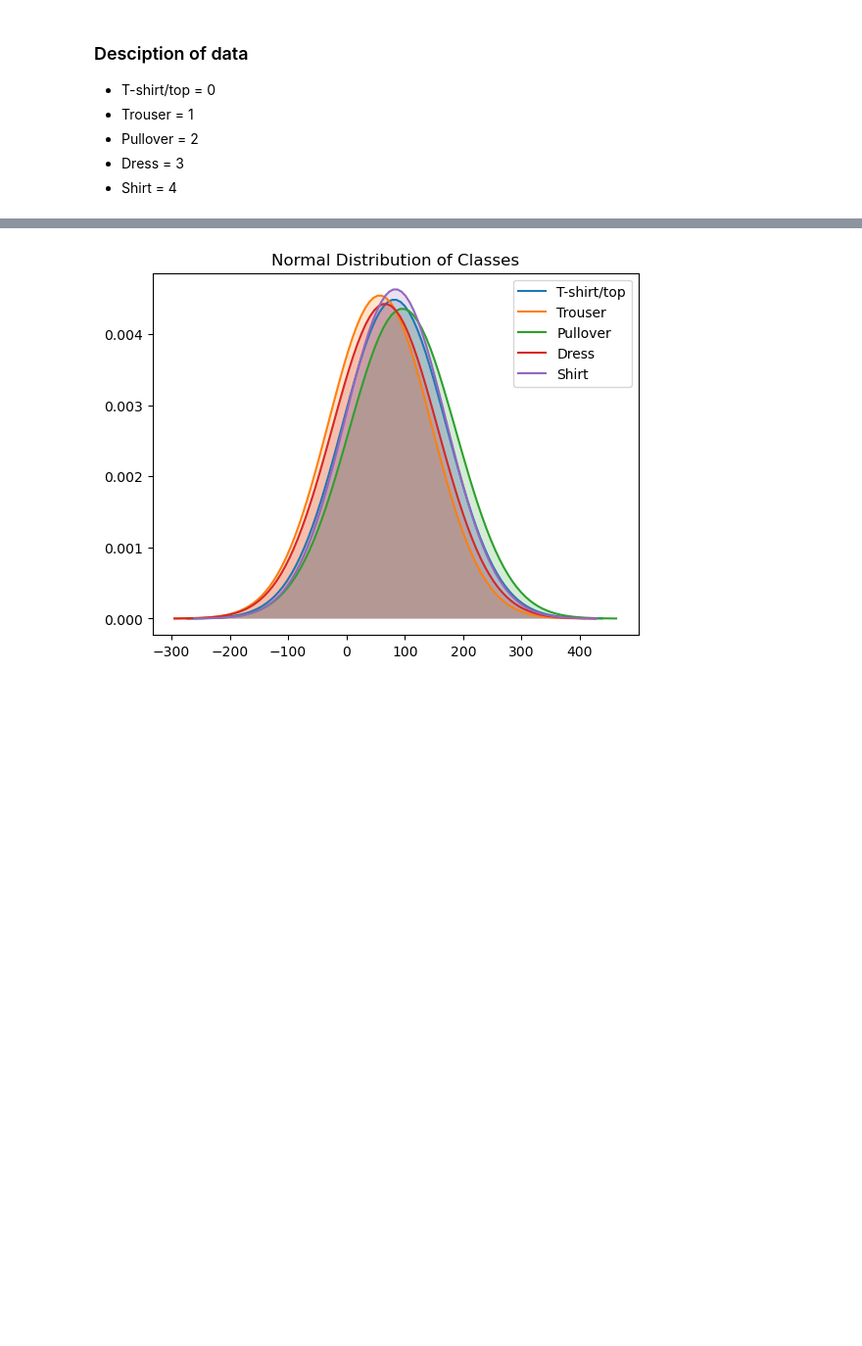
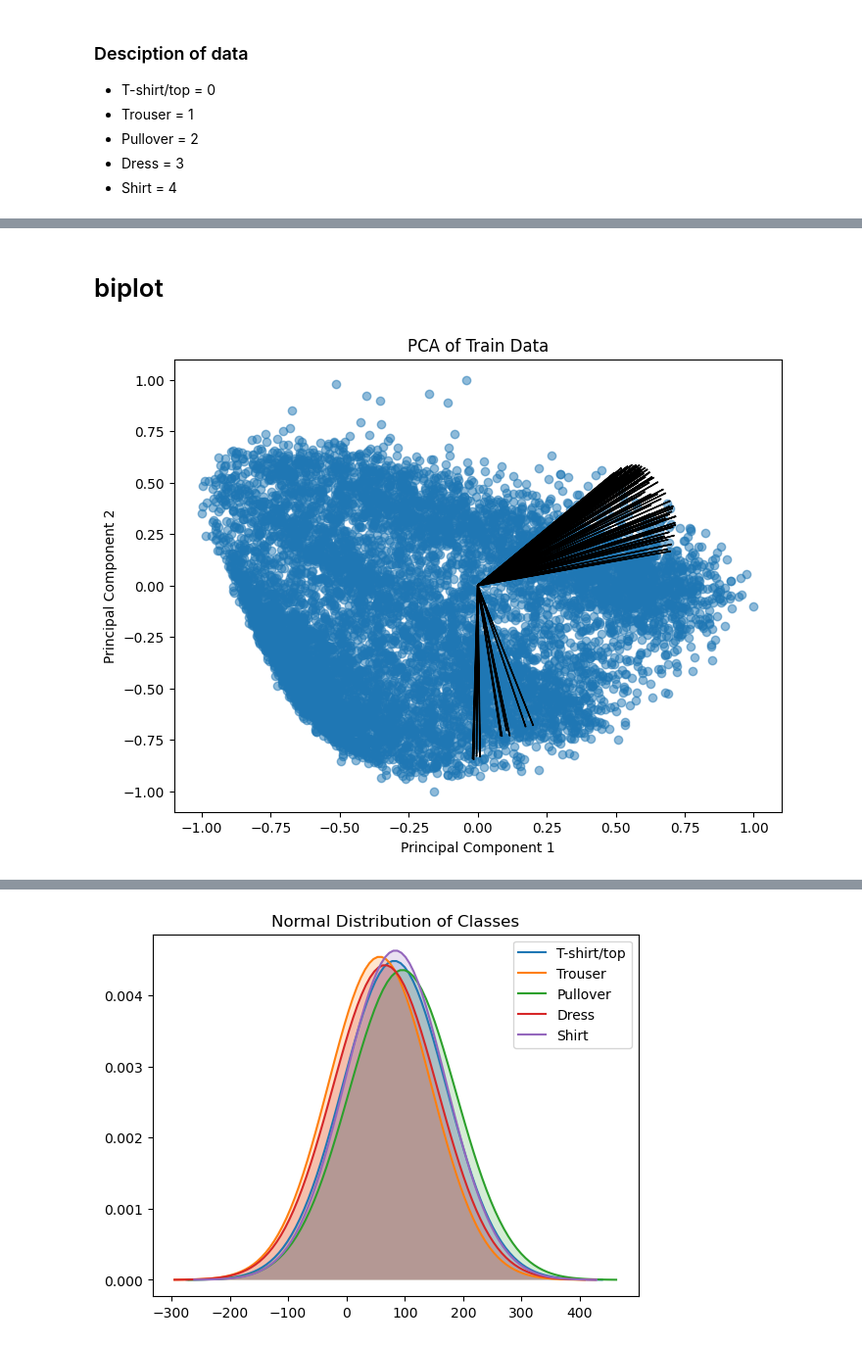
Before and after one commit to ikradnegyhusz/clothing_classifier, a Jupyter notebook: exploratory_data.ipynb, the cells around one changed output, grey strips where cells are left out. Shown at 98% size. Drawn from its saved outputs; the diff is of its cells as text; code cells hidden in the pictures; blank space fills up the shorter version.

```diff
--- a/exploratory_data.ipynb
+++ b/exploratory_data.ipynb
@@ -65,3 +104,40 @@ plt.show()
+# %% [markdown]
+# biplot
+# %%
+pca = PCA(n_components=2)
+pca.fit(train_witout_y)
+eigenvectors=pca.components_
+train_reduced=pca.transform(train_witout_y)
+
+min_vals = train_reduced.min(axis=0)  # Minimum values per column
+max_vals = train_reduced.max(axis=0)  # Maximum values per column
+
+train_reduced_normalized = 2 * (train_reduced - min_vals) / (max_vals - min_vals) - 1
+
+# Scatter plot
+scale=10
+plt.figure(figsize=(8, 6))
+plt.scatter(train_reduced_normalized[:, 0], train_reduced_normalized[:, 1], alpha=0.5)
+arrows=[]
+for i in range(len(eigenvectors[0])):
+    x=eigenvectors[0][i]*scale
+    y=eigenvectors[1][i]*scale
+    arrow=(x,y,np.sqrt(x**2+y**2))
+    arrows.append(arrow)
+
+selected_arrows = sorted(arrows, key=lambda x: x[-1])[::-1][:90]
+
+
+for arrow in selected_arrows:
+    plt.arrow(0,0,arrow[0],arrow[1])
+
+
+plt.xlabel('Principal Component 1')
+plt.ylabel('Principal Component 2')
+plt.title('PCA of Train Data')
+plt.show()
+# %% [output]
+[figure, added]
 # %%
 list_of_classes = [T_shirt_top, Trouser, Pullover, Dress, Shirt]
 name_of_classes = ['T-shirt/top', 'Trouser', 'Pullover', 'Dress', 'Shirt']
```
Also changed, not shown: parts of 10 cells of this notebook, 3 other files.
